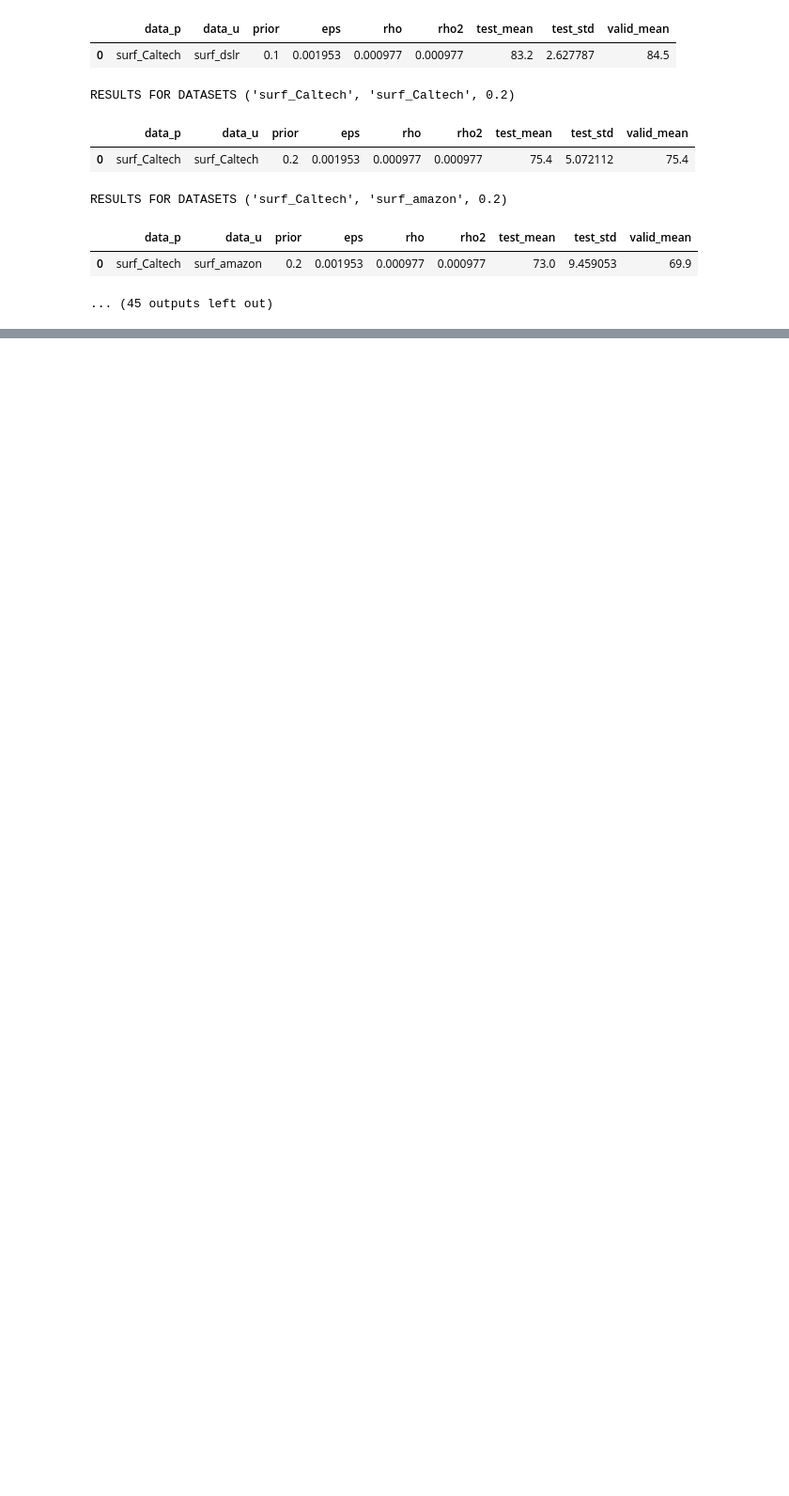
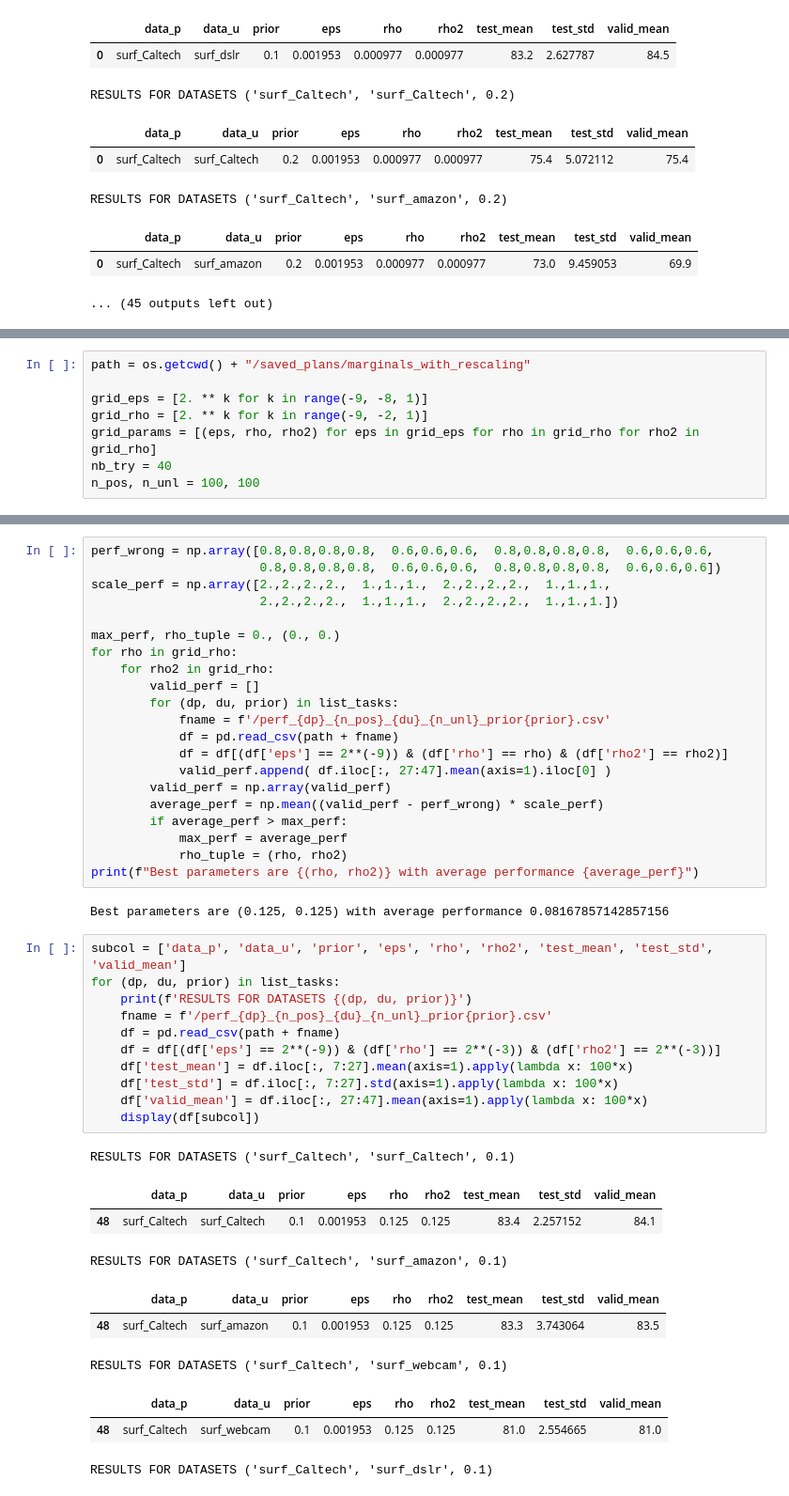
Before and after one commit to thibsej/unbalanced_gromov_wasserstein, a Jupyter notebook: experiments_pu/display_performance.ipynb, the cells around one changed output, grey strips where cells are left out. Shown at 94% size. Saved outputs shown, nothing was run; the diff lists cells and outputs as text; blank space fills up the shorter version.

```diff
--- a/experiments_pu/display_performance.ipynb
+++ b/experiments_pu/display_performance.ipynb
@@ -365,0 +372,8 @@ RESULTS FOR DATASETS ('surf_Caltech', 'surf_amazon', 0.2)
+# %%
+path = os.getcwd() + "/saved_plans/marginals_with_rescaling"
+
+grid_eps = [2. ** k for k in range(-9, -8, 1)]
+grid_rho = [2. ** k for k in range(-9, -2, 1)]
+grid_params = [(eps, rho, rho2) for eps in grid_eps for rho in grid_rho for rho2 in grid_rho]
+nb_try = 40
+n_pos, n_unl = 100, 100
@@ -365,0 +382,45 @@ RESULTS FOR DATASETS ('surf_Caltech', 'surf_amazon', 0.2)
+# %%
+perf_wrong = np.array([0.8,0.8,0.8,0.8,  0.6,0.6,0.6,  0.8,0.8,0.8,0.8,  0.6,0.6,0.6,
+                       0.8,0.8,0.8,0.8,  0.6,0.6,0.6,  0.8,0.8,0.8,0.8,  0.6,0.6,0.6])
+scale_perf = np.array([2.,2.,2.,2.,  1.,1.,1.,  2.,2.,2.,2.,  1.,1.,1.,
+                       2.,2.,2.,2.,  1.,1.,1.,  2.,2.,2.,2.,  1.,1.,1.])
+
+max_perf, rho_tuple = 0., (0., 0.)
+for rho in grid_rho:
+    for rho2 in grid_rho:
+        valid_perf = []
+        for (dp, du, prior) in list_tasks:
+            fname = f'/perf_{dp}_{n_pos}_{du}_{n_unl}_prior{prior}.csv'
+            df = pd.read_csv(path + fname)
+            df = df[(df['eps'] == 2**(-9)) & (df['rho'] == rho) & (df['rho2'] == rho2)]
+            valid_perf.append( df.iloc[:, 27:47].mean(axis=1).iloc[0] )
+        valid_perf = np.array(valid_perf)
+        average_perf = np.mean((valid_perf - perf_wrong) * scale_perf)
+        if average_perf > max_perf:
+            max_perf = average_perf
+            rho_tuple = (rho, rho2)
+print(f"Best parameters are {(rho, rho2)} with average performance {average_perf}")
+# %% [output]
+Best parameters are (0.125, 0.125) with average performance 0.08167857142857156
+# %%
+subcol = ['data_p', 'data_u', 'prior', 'eps', 'rho', 'rho2', 'test_mean', 'test_std', 'valid_mean']
+for (dp, du, prior) in list_tasks:
+    print(f'RESULTS FOR DATASETS {(dp, du, prior)}')
+    fname = f'/perf_{dp}_{n_pos}_{du}_{n_unl}_prior{prior}.csv'
+    df = pd.read_csv(path + fname)
+    df = df[(df['eps'] == 2**(-9)) & (df['rho'] == 2**(-3)) & (df['rho2'] == 2**(-3))]
+    df['test_mean'] = df.iloc[:, 7:27].mean(axis=1).apply(lambda x: 100*x)
+    df['test_std'] = df.iloc[:, 7:27].std(axis=1).apply(lambda x: 100*x)
+    df['valid_mean'] = df.iloc[:, 27:47].mean(axis=1).apply(lambda x: 100*x)
+    display(df[subcol])
+# %% [output]
+RESULTS FOR DATASETS ('surf_Caltech', 'surf_Caltech', 0.1)
+|  | data_p | data_u | prior | eps | rho | rho2 | test_mean | test_std | valid_mean |
+| 48 | surf_Caltech | surf_Caltech | 0.1 | 0.001953 | 0.125 | 0.125 | 83.4 | 2.257152 | 84.1 |
+RESULTS FOR DATASETS ('surf_Caltech', 'surf_amazon', 0.1)
+|  | data_p | data_u | prior | eps | rho | rho2 | test_mean | test_std | valid_mean |
+| 48 | surf_Caltech | surf_amazon | 0.1 | 0.001953 | 0.125 | 0.125 | 83.3 | 3.743064 | 83.5 |
+RESULTS FOR DATASETS ('surf_Caltech', 'surf_webcam', 0.1)
+|  | data_p | data_u | prior | eps | rho | rho2 | test_mean | test_std | valid_mean |
+| 48 | surf_Caltech | surf_webcam | 0.1 | 0.001953 | 0.125 | 0.125 | 81.0 | 2.554665 | 81.0 |
+RESULTS FOR DATASETS ('surf_Caltech', 'surf_dslr', 0.1)
```
Also changed, not shown: parts of 3 cells of this notebook, 12 other files.
